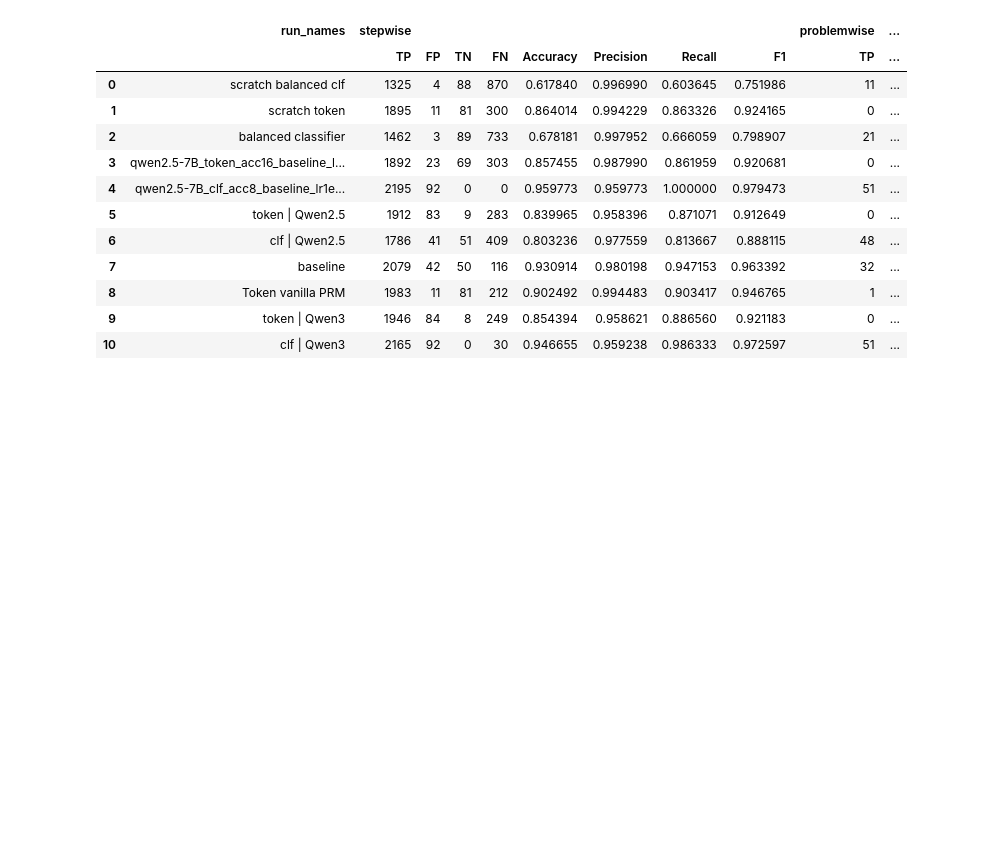
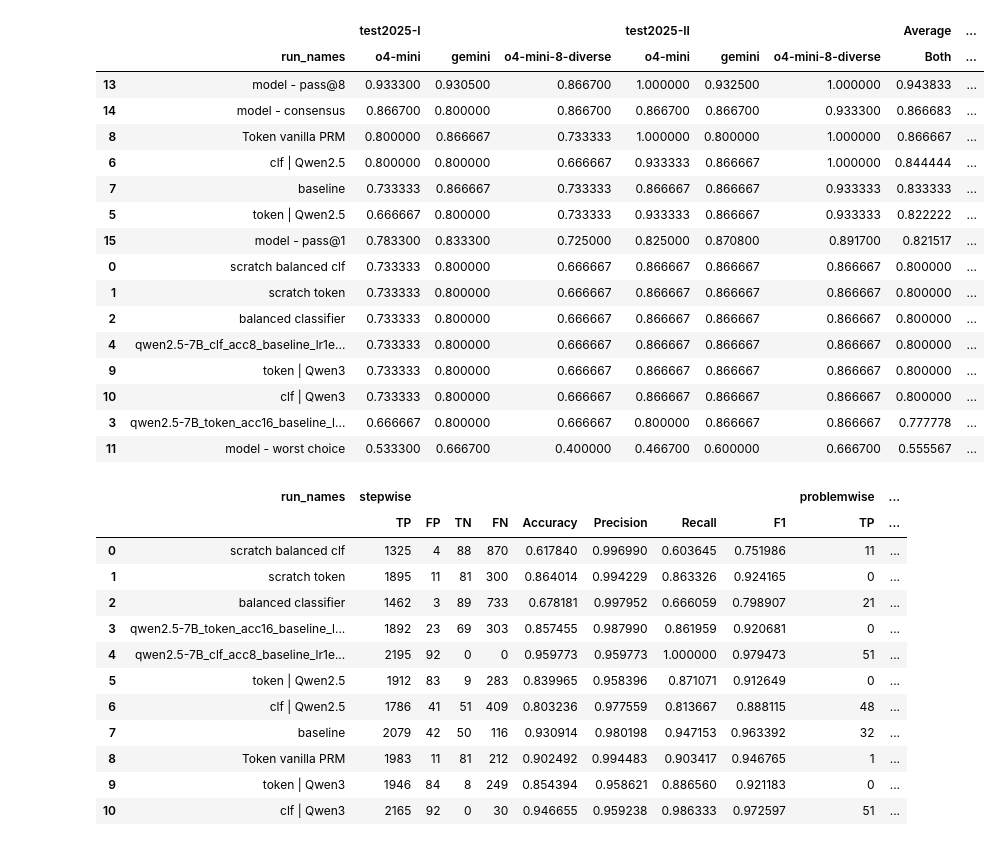
Before and after one commit to FrozenWolf-Cyber/Math-PRM, a Jupyter notebook: prm800k_analysis.ipynb, the cells around one changed output. Drawn from its saved outputs; the diff is of its cells as text; code cells hidden in the pictures; blank space fills up the shorter version.

```diff
--- a/prm800k_analysis.ipynb
+++ b/prm800k_analysis.ipynb
@@ -252,3 +337,30 @@ df_temp
+# %%
+# df_temp[('','avg_Score')] = df_temp.mean(axis=1, numeric_only=True)
+## sort by avg_Score
+## drop runname - model - pass@16
+df_temp = df_temp[df_temp[('','run_names')] != 'model - pass@16']
+
+df_temp = df_temp.sort_values(by=('Average','Both'), ascending=False)
+# Display the final DataFrame
+display(df_temp)
+# %% [output]
+|  |  | test2025-I |  |  | test2025-II |  |  | Average | ... |
+|  | run_names | o4-mini | gemini | o4-mini-8-diverse | o4-mini | gemini | o4-mini-8-diverse | Both | ... |
+| 13 | model - pass@8 | 0.933300 | 0.930500 | 0.866700 | 1.000000 | 0.932500 | 1.000000 | 0.943833 | ... |
+| 14 | model - consensus | 0.866700 | 0.800000 | 0.866700 | 0.866700 | 0.866700 | 0.933300 | 0.866683 | ... |
+| 8 | Token vanilla PRM | 0.800000 | 0.866667 | 0.733333 | 1.000000 | 0.800000 | 1.000000 | 0.866667 | ... |
+| 6 | clf | Qwen2.5 | 0.800000 | 0.800000 | 0.666667 | 0.933333 | 0.866667 | 1.000000 | 0.844444 | ... |
+| 7 | baseline | 0.733333 | 0.866667 | 0.733333 | 0.866667 | 0.866667 | 0.933333 | 0.833333 | ... |
+| 5 | token | Qwen2.5 | 0.666667 | 0.800000 | 0.733333 | 0.933333 | 0.866667 | 0.933333 | 0.822222 | ... |
+| 15 | model - pass@1 | 0.783300 | 0.833300 | 0.725000 | 0.825000 | 0.870800 | 0.891700 | 0.821517 | ... |
+| 0 | scratch balanced clf | 0.733333 | 0.800000 | 0.666667 | 0.866667 | 0.866667 | 0.866667 | 0.800000 | ... |
+| 1 | scratch token | 0.733333 | 0.800000 | 0.666667 | 0.866667 | 0.866667 | 0.866667 | 0.800000 | ... |
+| 2 | balanced classifier | 0.733333 | 0.800000 | 0.666667 | 0.866667 | 0.866667 | 0.866667 | 0.800000 | ... |
+| 4 | qwen2.5-7B_clf_acc8_baseline_lr1e... | 0.733333 | 0.800000 | 0.666667 | 0.866667 | 0.866667 | 0.866667 | 0.800000 | ... |
+| 9 | token | Qwen3 | 0.733333 | 0.800000 | 0.666667 | 0.866667 | 0.866667 | 0.866667 | 0.800000 | ... |
+| 10 | clf | Qwen3 | 0.733333 | 0.800000 | 0.666667 | 0.866667 | 0.866667 | 0.866667 | 0.800000 | ... |
+| 3 | qwen2.5-7B_token_acc16_baseline_l... | 0.666667 | 0.800000 | 0.666667 | 0.800000 | 0.866667 | 0.866667 | 0.777778 | ... |
+| 11 | model - worst choice | 0.533300 | 0.666700 | 0.400000 | 0.466700 | 0.600000 | 0.666700 | 0.555567 | ... |
 # %%
 # Extract all full PRM metrics
 prm_stepwise_full = re.findall(
```
Also changed, not shown: parts of 5 cells of this notebook, 2 other files.
